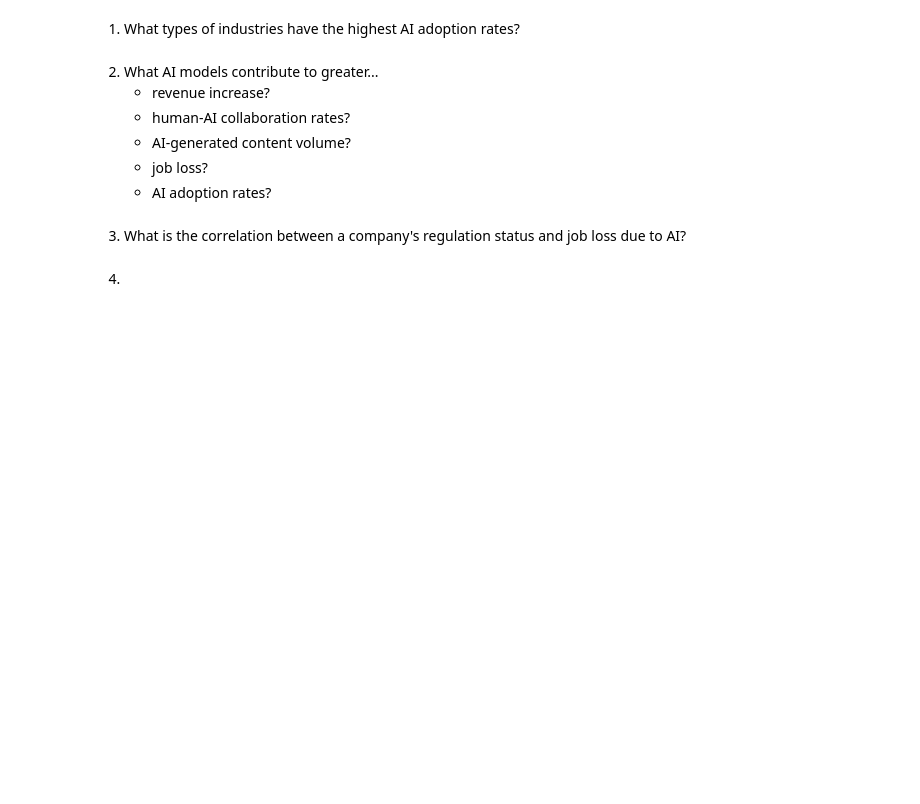
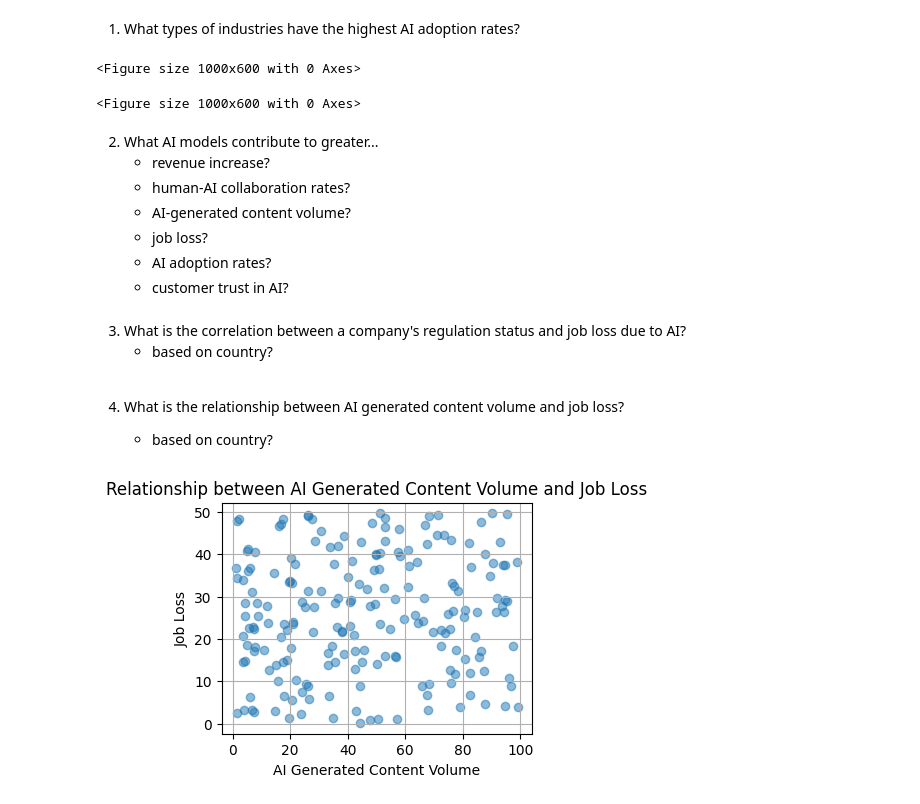
Before and after one commit to SaanvikaVanga/FTI-DSRP-AI_Impact_Research, a Jupyter notebook: Code_For_AI_Impact_Research.ipynb, the cells around one changed output. Drawn from its saved outputs; the diff is of its cells as text; code cells hidden in the pictures; blank space fills up the shorter version.

```diff
--- a/Code_For_AI_Impact_Research.ipynb
+++ b/Code_For_AI_Impact_Research.ipynb
@@ -83,5 +94,10 @@ cat_df.describe()
 # %% [markdown]
 1. What types of industries have the highest AI adoption rates?
+# %%
+plt.figure(figsize=(10, 6))
+# %% [output]
+<Figure size 1000x600 with 0 Axes>
+<Figure size 1000x600 with 0 Axes>
 # %% [markdown]
 2. What AI models contribute to greater...
    *  revenue increase?
@@ -89,7 +105,21 @@ cat_df.describe()
    *  AI-generated content volume?
    *  job loss?
    *  AI adoption rates?
+   *  customer trust in AI?
 # %% [markdown]
 3. What is the correlation between a company's regulation status and job loss due to AI?
+    * based on country?
-# %% [markdown]
-4.
+# %% [markdown]
+4. What is the relationship between AI generated content volume and job loss?
+
+   *  based on country?
+# %%
+plt.figure(figsize=(4, 3))
+plt.scatter(df['AI-Generated Content Volume (TBs per year)'], df['Job Loss Due to AI (%)'], alpha=0.5)
+plt.grid(True)
+plt.xlabel('AI Generated Content Volume')
+plt.ylabel('Job Loss')
+plt.title('Relationship between AI Generated Content Volume and Job Loss')
+plt.show()
+# %% [output]
+[figure, added]
```
Also changed, not shown: parts of 10 cells of this notebook.
